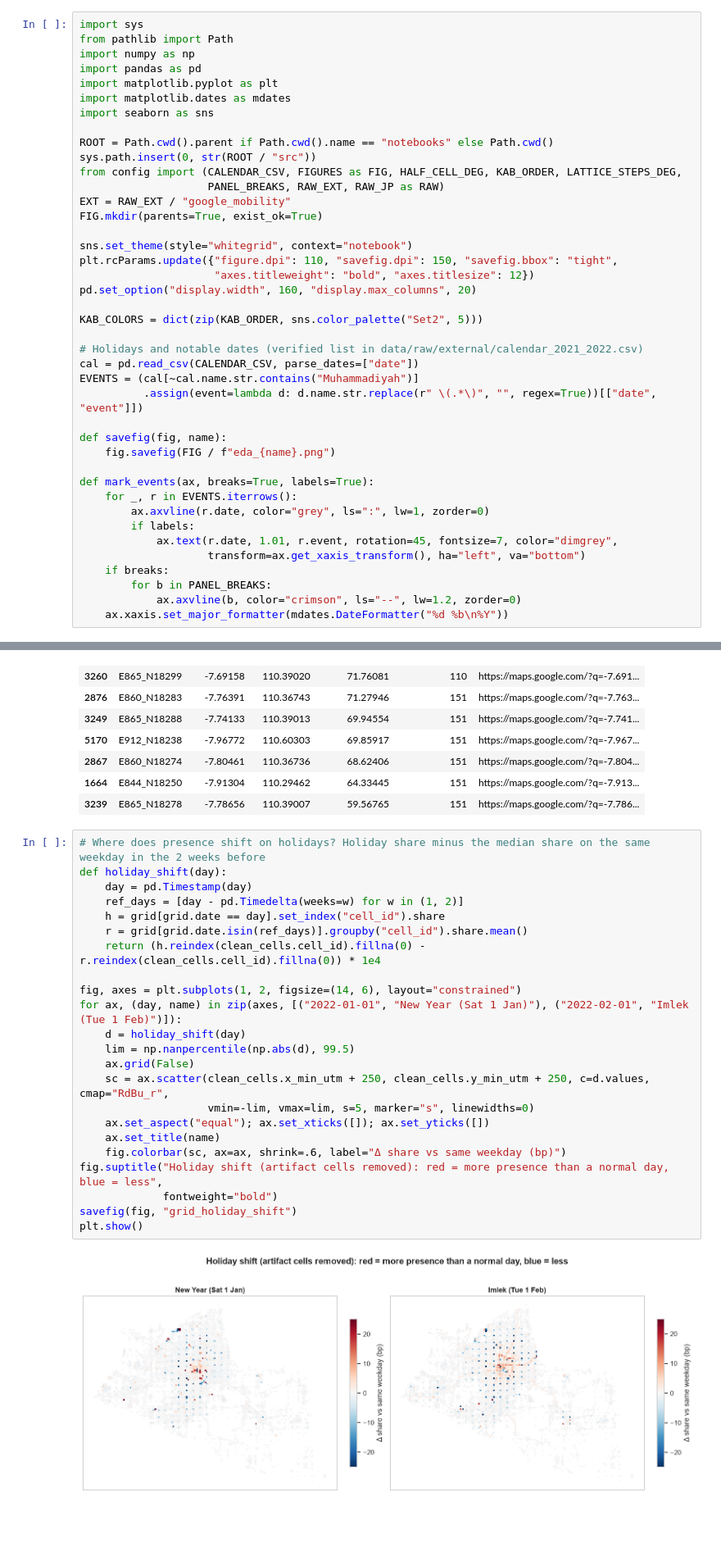
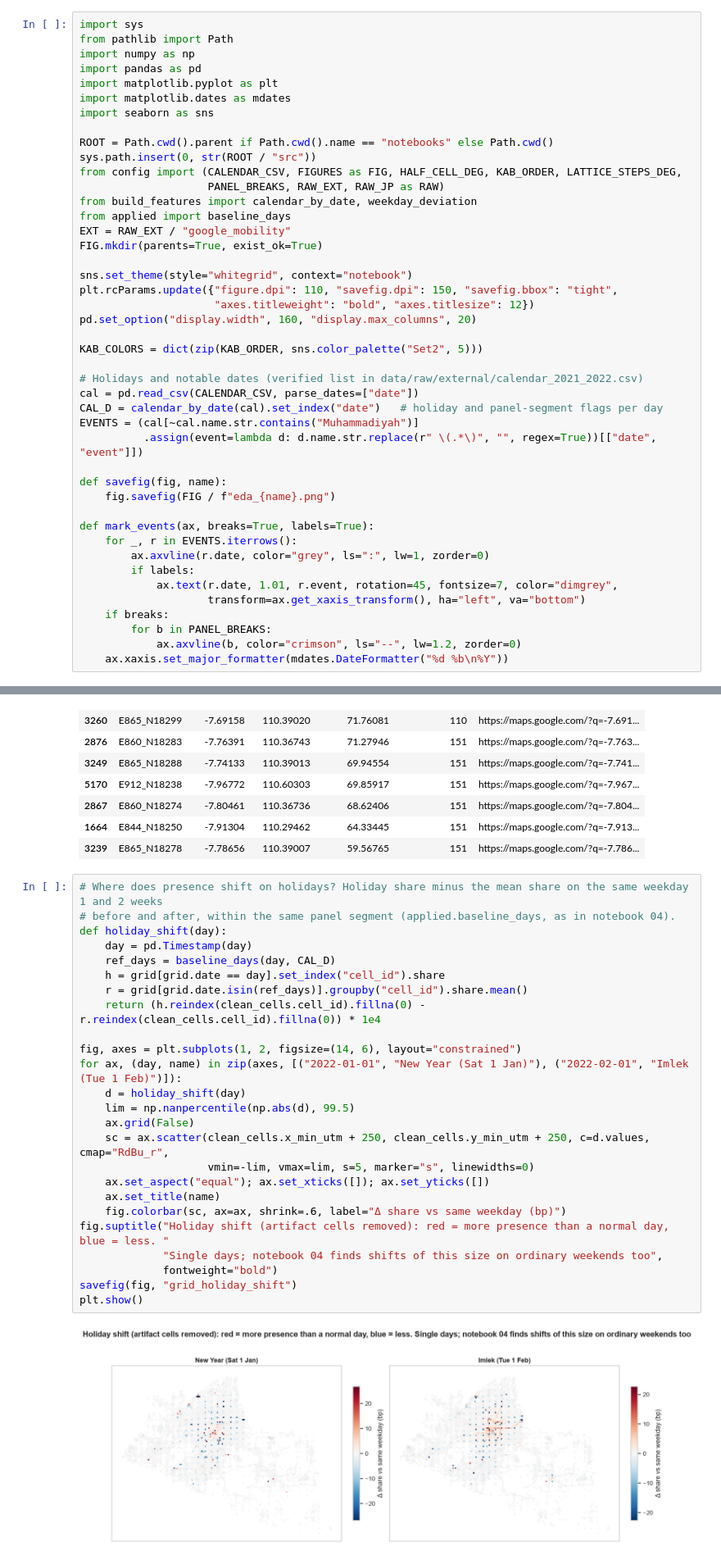
Before and after one commit to FachryAlfareeza/JogjaHumanMobility, a Jupyter notebook: notebooks/01_eda.ipynb, the cells around one changed output, grey strips where cells are left out. Shown at 82% size. Saved outputs shown, nothing was run; the diff lists cells and outputs as text; blank space fills up the shorter version.

```diff
--- a/notebooks/01_eda.ipynb
+++ b/notebooks/01_eda.ipynb
@@ -29,6 +29,8 @@ ROOT = Path.cwd().parent if Path.cwd().name == "notebooks" else Path.cwd()
 sys.path.insert(0, str(ROOT / "src"))
 from config import (CALENDAR_CSV, FIGURES as FIG, HALF_CELL_DEG, KAB_ORDER, LATTICE_STEPS_DEG,
                     PANEL_BREAKS, RAW_EXT, RAW_JP as RAW)
+from build_features import calendar_by_date, weekday_deviation
+from applied import baseline_days
 EXT = RAW_EXT / "google_mobility"
 FIG.mkdir(parents=True, exist_ok=True)
 
@@ -41,6 +43,7 @@ KAB_COLORS = dict(zip(KAB_ORDER, sns.color_palette("Set2", 5)))
 
 # Holidays and notable dates (verified list in data/raw/external/calendar_2021_2022.csv)
 cal = pd.read_csv(CALENDAR_CSV, parse_dates=["date"])
+CAL_D = calendar_by_date(cal).set_index("date")   # holiday and panel-segment flags per day
 EVENTS = (cal[~cal.name.str.contains("Muhammadiyah")]
           .assign(event=lambda d: d.name.str.replace(r" \(.*\)", "", regex=True))[["date", "event"]])
 
@@ -453,30 +456,32 @@ top.round(5)
 | 1664 | E844_N18250 | -7.91304 | 110.29462 | 64.33445 | 151 | https://maps.google.com/?q=-7.913... |
 | 3239 | E865_N18278 | -7.78656 | 110.39007 | 59.56765 | 151 | https://maps.google.com/?q=-7.786... |
 # %%
-# Where does presence shift on holidays? Holiday share minus the median share on the same weekday in the 2 weeks before
+# Where does presence shift on holidays? Holiday share minus the mean share on the same weekday 1 and 2 weeks
+# before and after, within the same panel segment (applied.baseline_days, as in notebook 04).
 def holiday_shift(day):
     day = pd.Timestamp(day)
-    ref_days = [day - pd.Timedelta(weeks=w) for w in (1, 2)]
+    ref_days = baseline_days(day, CAL_D)
     h = grid[grid.date == day].set_index("cell_id").share
     r = grid[grid.date.isin(ref_days)].groupby("cell_id").share.mean()
     return (h.reindex(clean_cells.cell_id).fillna(0) - r.reindex(clean_cells.cell_id).fillna(0)) * 1e4
 
 fig, axes = plt.subplots(1, 2, figsize=(14, 6), layout="constrained")
 for ax, (day, name) in zip(axes, [("2022-01-01", "New Year (Sat 1 Jan)"), ("2022-02-01", "Imlek (Tue 1 Feb)")]):
     d = holiday_shift(day)
     lim = np.nanpercentile(np.abs(d), 99.5)
     ax.grid(False)
     sc = ax.scatter(clean_cells.x_min_utm + 250, clean_cells.y_min_utm + 250, c=d.values, cmap="RdBu_r",
                     vmin=-lim, vmax=lim, s=5, marker="s", linewidths=0)
     ax.set_aspect("equal"); ax.set_xticks([]); ax.set_yticks([])
     ax.set_title(name)
     fig.colorbar(sc, ax=ax, shrink=.6, label="Δ share vs same weekday (bp)")
-fig.suptitle("Holiday shift (artifact cells removed): red = more presence than a normal day, blue = less",
+fig.suptitle("Holiday shift (artifact cells removed): red = more presence than a normal day, blue = less. "
+             "Single days; notebook 04 finds shifts of this size on ordinary weekends too",
              fontweight="bold")
 savefig(fig, "grid_holiday_shift")
 plt.show()
 # %% [output]
-[figure, old version]
+[figure, new version]
 # %% [markdown]
 ## 6. Representativeness: devices vs population
 # %%
```
Also changed, not shown: parts of 10 cells of this notebook, 28 other files.
